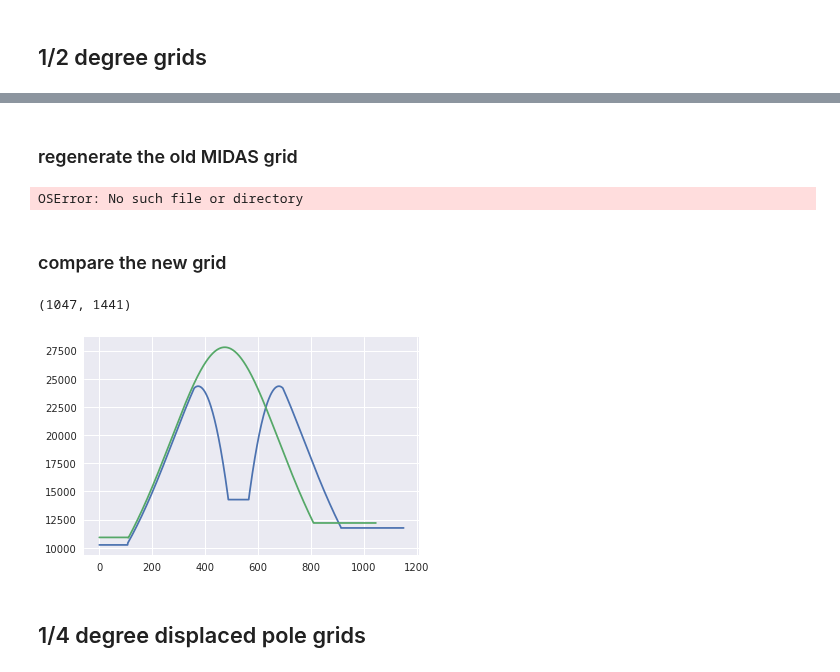
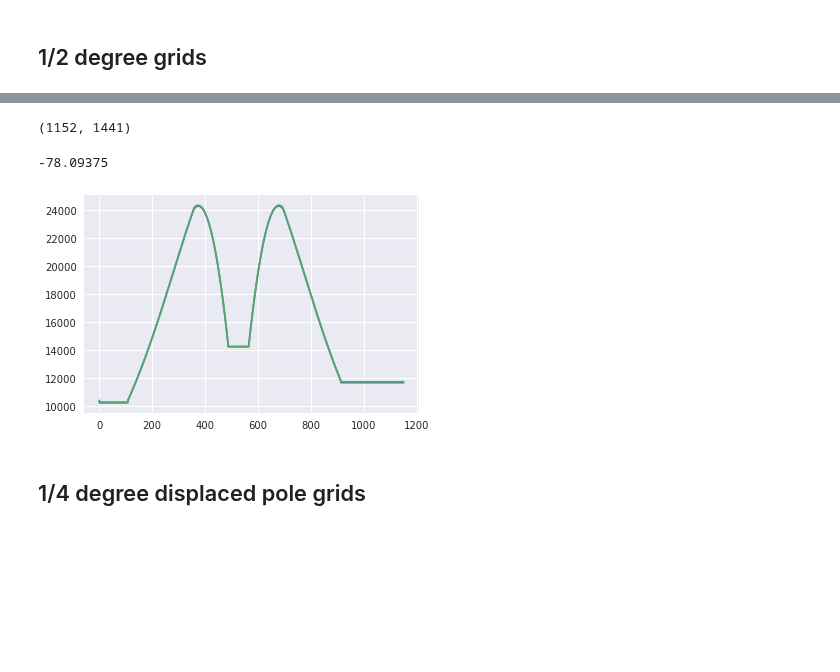
Before and after one commit to nikizadehgfdl/grid_generation, a Jupyter notebook: jupynotebooks/inspect_grid_file.ipynb, the cells around one changed output, grey strips where cells are left out. Saved outputs shown, nothing was run; the diff lists cells and outputs as text; code cells hidden in the pictures; blank space fills up the shorter version.

```diff
--- a/jupynotebooks/inspect_grid_file.ipynb
+++ b/jupynotebooks/inspect_grid_file.ipynb
@@ -56,28 +50,17 @@ y_p5v2018[0,0]
-# %% [markdown]
-### regenerate the old MIDAS grid
-# %%
-#an106: /work/Niki.Zadeh/grid_0125/grid_new % /net2/nnz/grid_generation/ocean_grid_generator.py -f tripolar_res2_old.nc -r 2 --rdp 0 --south_cutoff_row=81 --reproduce_MIDAS_grids
-#x_p5_old,y_p5_old,dx_p5_old,dy_p5_old,area_p5_old,angle_dx_p5_old = read_grid_file("/work/Niki.Zadeh/grid_0125/grid_new/tripolar_res2_old.nc")
-x_p5_old,y_p5_old,dx_p5_old,dy_p5_old,area_p5_old,angle_dx_p5_old = read_grid_file("/net2/nnz/grid_generation/tripolar_res2_old.nc")
-print(dy_p5_old.shape)
-plt.plot(dy_p5v2018[:,360]);
-plt.plot(dy_p5_old[:,360]);
-y_p5_old[0,0]
-print(x_p5_old.sum(), y_p5_old.sum(),dx_p5_old.sum(), dy_p5_old.sum(),area_p5_old.sum(),angle_dx_p5_old.sum())
-print(x_p5v2018.sum(),    y_p5v2018.sum(),   dx_p5v2018.sum(),    dy_p5v2018.sum(),area_p5v2018.sum(),angle_dx_p5v2018.sum())
-# %% [output]
-OSError: No such file or directory
-# %% [markdown]
-### compare the new grid
-# %%
-#(py3) Niki.Zadeh: /net2/nnz/grid_generation/workdir $ ../ocean_grid_generator.py -f tripolar_res2_areacorrected.nc -r 2 --south_cutoff_ang=-78
-x_p5_new,y_p5_new,dx_p5_new,dy_p5_new,area_p5_new,angle_dx_p5_new = read_grid_file("/net2/nnz/grid_generation/workdir/tripolar_res2_areacorrected.nc")
-print(dy_p5_new.shape)
-plt.plot(dy_p5v2018[:,360]);
-plt.plot(dy_p5_new[:,360]);
-# %% [output]
-(1047, 1441)
-[figure, removed]
+# %%
+#plt.figure(figsize=(10,10))
+#x_p5v2019,y_p5v2019,dx_p5v2019,dy_p5v2019,area_p5v2019,angle_dx_p5v2019 = read_grid_file("/work/Niki.Zadeh/grid_generation/ocean_hgrid_res0.5_equenh.nc")
+#x_p5v2019,y_p5v2019,dx_p5v2019,dy_p5v2019,area_p5v2019,angle_dx_p5v2019 = read_grid_file("/net2/nnz/grid_generation/ocean_hgrid_res0.5_equenh.nc")
+x_p5v2019,y_p5v2019,dx_p5v2019,dy_p5v2019,area_p5v2019,angle_dx_p5v2019 = read_grid_file("/work/Niki.Zadeh/grid_generation_2/ocean_hgrid_res0.5_equenh.nc")
+print(dy_p5v2019.shape)
+plt.plot(dy_p5v2019[:,360]);
+plt.plot(dy_p5v2018[:,360]);
+
+y_p5v2019[0,0]
+# %% [output]
+(1152, 1441)
+-78.09375
+[figure, added]
 # %% [markdown]
 ## 1/4 degree displaced pole grids
 # %%
```
Also changed, not shown: parts of 21 cells of this notebook, 2 other files.
